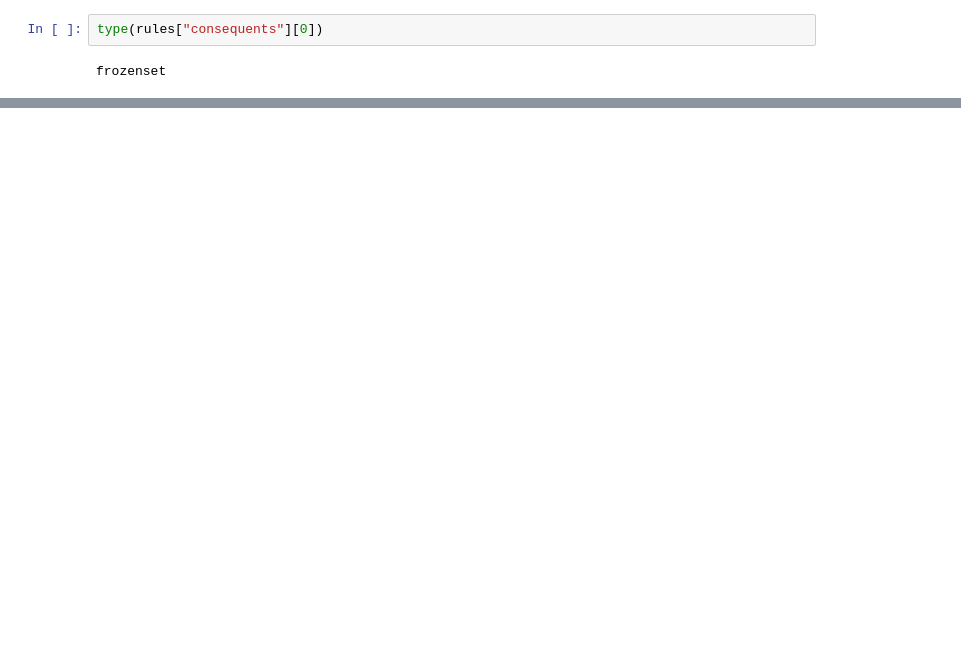
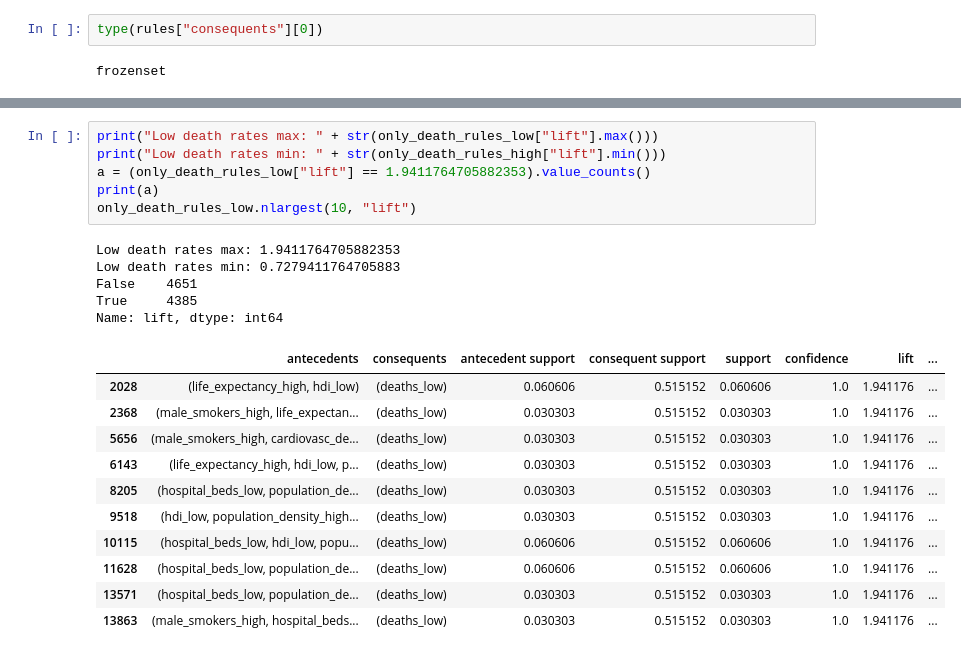
Before and after one commit to schagan2/Project_Group_5-Covid-19, a Jupyter notebook: Deliverable_3.ipynb, the cells around one changed output, grey strips where cells are left out. Drawn from its saved outputs; the diff is of its cells as text; blank space fills up the shorter version.

```diff
--- a/Deliverable_3.ipynb
+++ b/Deliverable_3.ipynb
@@ -1051,0 +1125,23 @@ Index: []
+# %%
+print("Low death rates max: " + str(only_death_rules_low["lift"].max()))
+print("Low death rates min: " + str(only_death_rules_high["lift"].min()))
+a = (only_death_rules_low["lift"] == 1.9411764705882353).value_counts()
+print(a)
+only_death_rules_low.nlargest(10, "lift")
+# %% [output]
+Low death rates max: 1.9411764705882353
+Low death rates min: 0.7279411764705883
+False    4651
+True     4385
+Name: lift, dtype: int64
+|  | antecedents | consequents | antecedent support | consequent support | support | confidence | lift | ... |
+| 2028 | (life_expectancy_high, hdi_low) | (deaths_low) | 0.060606 | 0.515152 | 0.060606 | 1.0 | 1.941176 | ... |
+| 2368 | (male_smokers_high, life_expectan... | (deaths_low) | 0.030303 | 0.515152 | 0.030303 | 1.0 | 1.941176 | ... |
+| 5656 | (male_smokers_high, cardiovasc_de... | (deaths_low) | 0.030303 | 0.515152 | 0.030303 | 1.0 | 1.941176 | ... |
+| 6143 | (life_expectancy_high, hdi_low, p... | (deaths_low) | 0.030303 | 0.515152 | 0.030303 | 1.0 | 1.941176 | ... |
+| 8205 | (hospital_beds_low, population_de... | (deaths_low) | 0.030303 | 0.515152 | 0.030303 | 1.0 | 1.941176 | ... |
+| 9518 | (hdi_low, population_density_high... | (deaths_low) | 0.030303 | 0.515152 | 0.030303 | 1.0 | 1.941176 | ... |
+| 10115 | (hospital_beds_low, hdi_low, popu... | (deaths_low) | 0.060606 | 0.515152 | 0.060606 | 1.0 | 1.941176 | ... |
+| 11628 | (hospital_beds_low, population_de... | (deaths_low) | 0.060606 | 0.515152 | 0.060606 | 1.0 | 1.941176 | ... |
+| 13571 | (hospital_beds_low, population_de... | (deaths_low) | 0.030303 | 0.515152 | 0.030303 | 1.0 | 1.941176 | ... |
+| 13863 | (male_smokers_high, hospital_beds... | (deaths_low) | 0.030303 | 0.515152 | 0.030303 | 1.0 | 1.941176 | ... |
```
Also changed, not shown: parts of 10 cells of this notebook, 1 other file.
